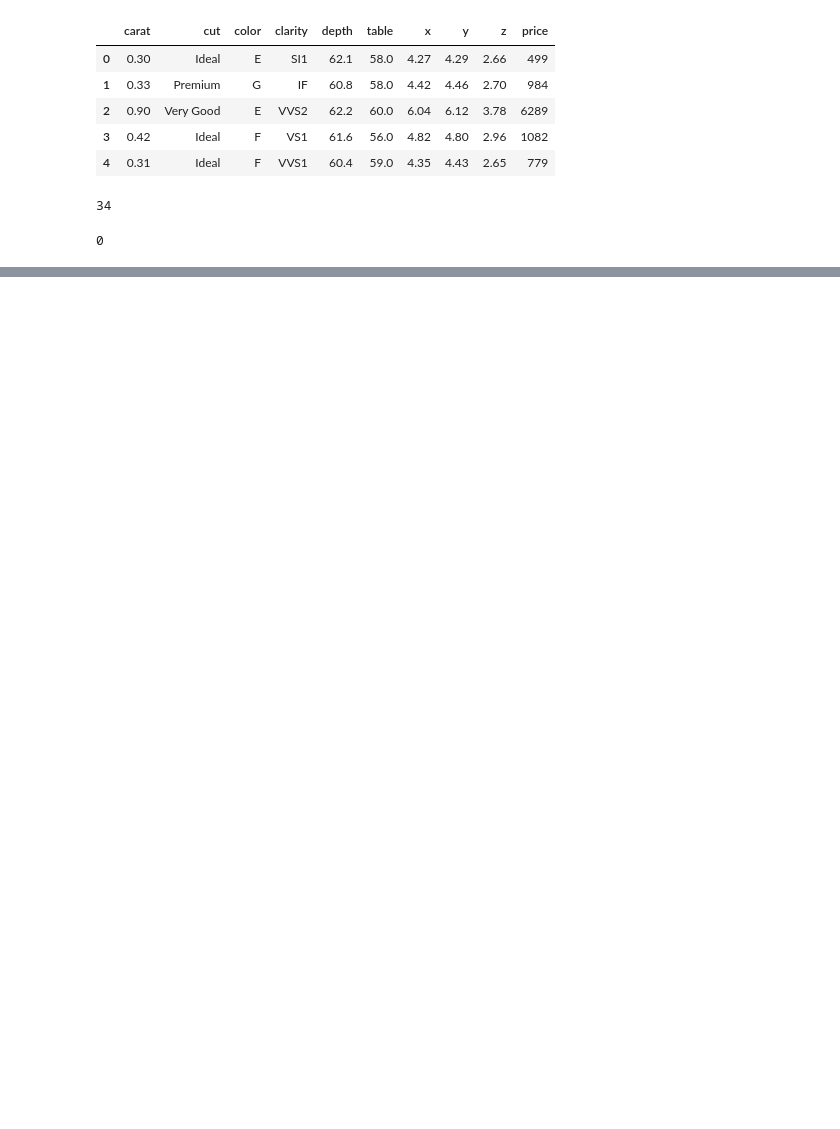
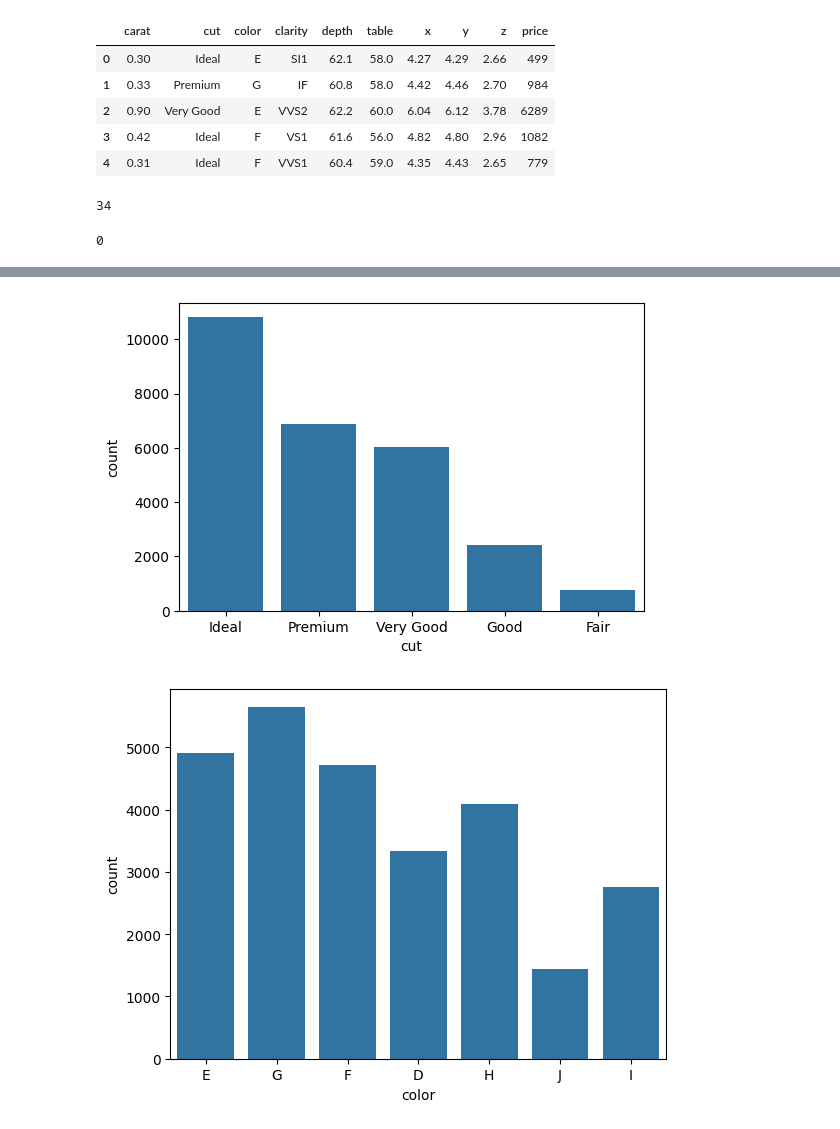
Before and after one commit to nikhilschavan/Diamond_price_prediction, a Jupyter notebook: notebooks/research.ipynb, the cells around one changed output, grey strips where cells are left out. Drawn from its saved outputs; the diff is of its cells as text; code cells hidden in the pictures; blank space fills up the shorter version.

```diff
--- a/notebooks/research.ipynb
+++ b/notebooks/research.ipynb
@@ -220,0 +229,11 @@ ModuleNotFoundError: No module named 'seaborn'
+# %%
+#categorical column
+plt.figure(figsize=(6,4))
+
+for col in categorical_columns:
+    sns.countplot(data,x=col)
+    print("\n")
+    plt.show()
+# %% [output]
+[figure, added]
+[figure, added]
```
Also changed, not shown: parts of 12 cells of this notebook.
